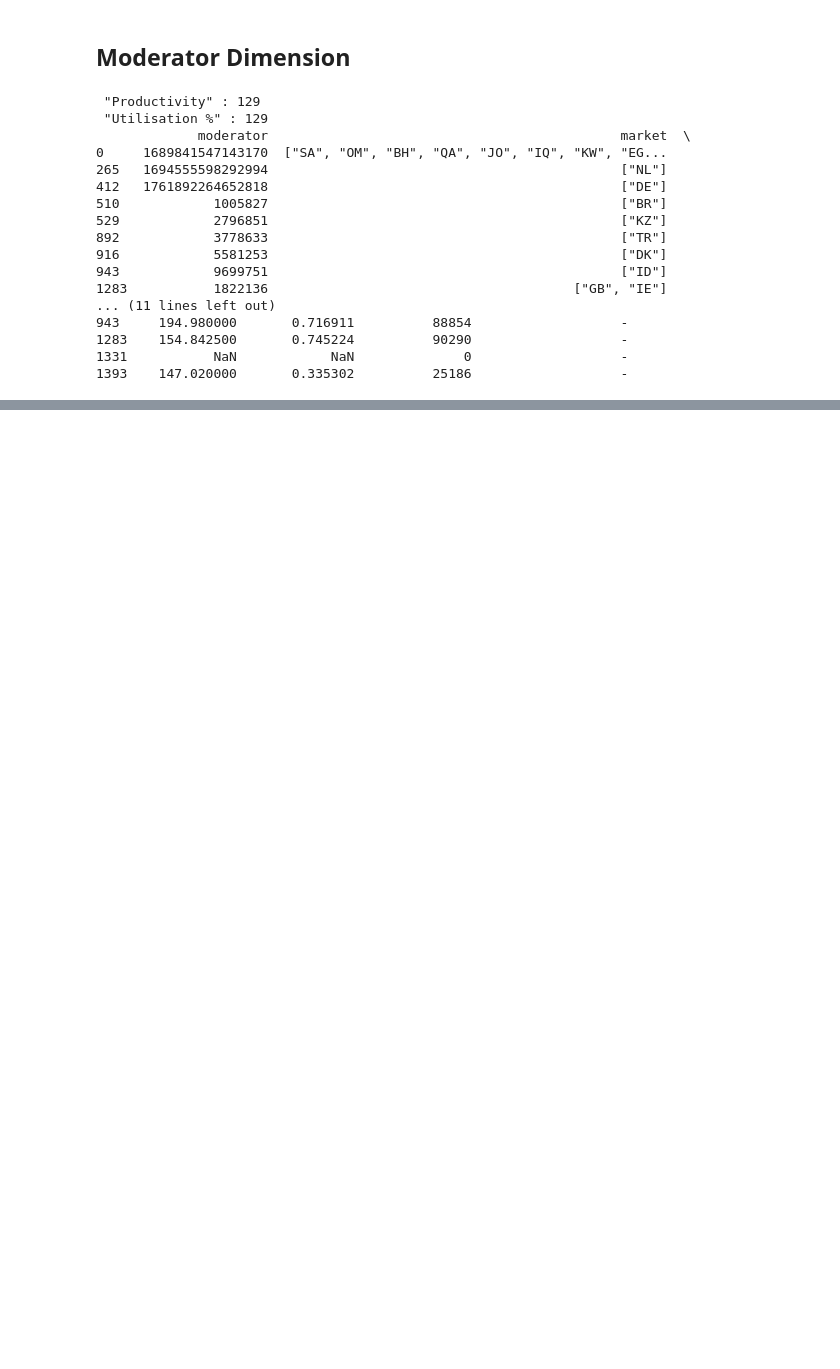
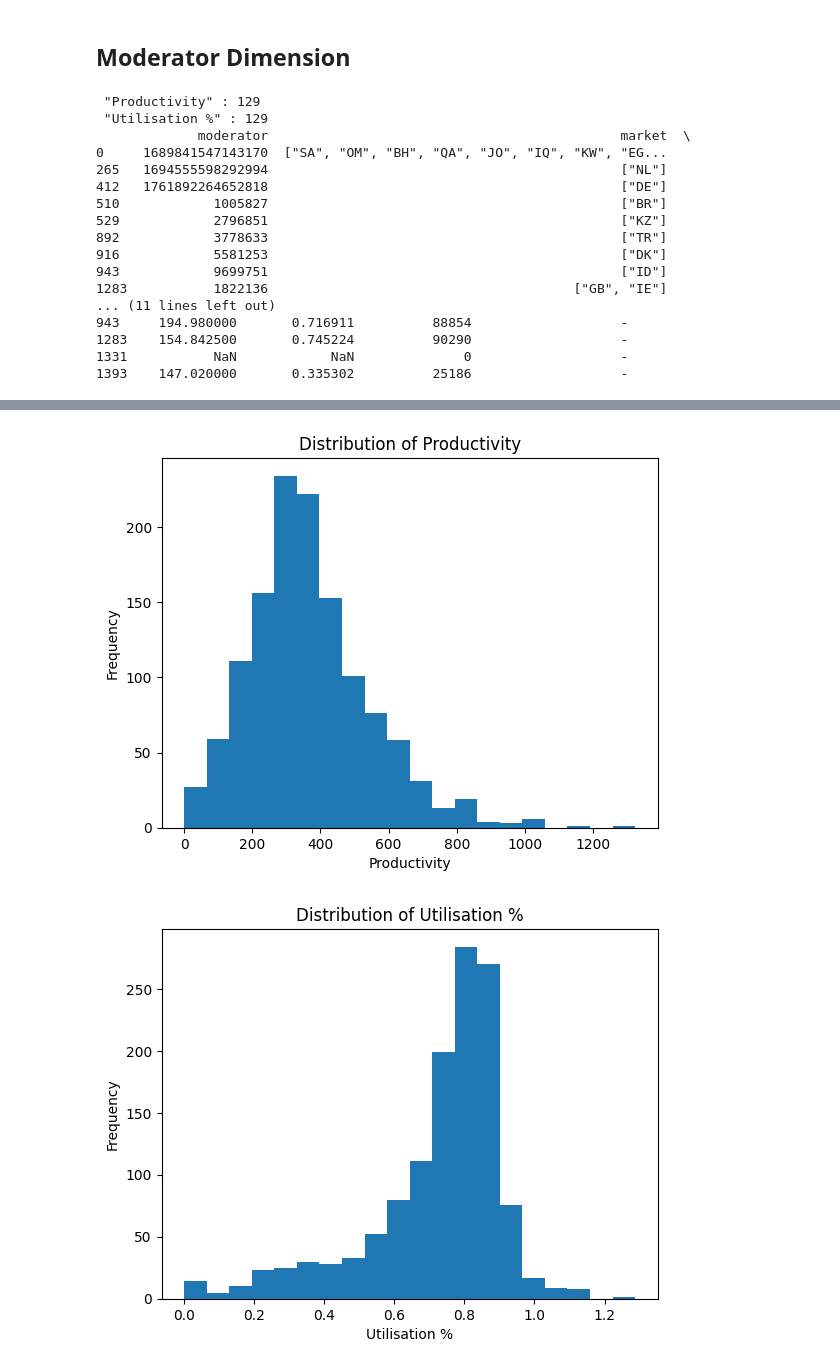
Before and after one commit to Lu-Yi-Fan/Tiktok-hackerthon, a Jupyter notebook: main.ipynb, the cells around one changed output, grey strips where cells are left out. Cells and saved outputs as stored; diff of their text form; code cells hidden in the pictures; blank space fills up the shorter version.

```diff
--- a/main.ipynb
+++ b/main.ipynb
@@ -1,8 +1,8 @@
 # %%
 import pandas as pd
 
-ads_dimension = pd.read_excel("ad_ranking_raw_data.xlsx",sheet_name='ads dimension (dim table)',header=1)
-mod_dim = pd.read_excel("ad_ranking_raw_data.xlsx",sheet_name='moderator dimension (dim table)',header=0)
+ads_dimension = pd.read_excel("Dataset.xlsx",sheet_name='ads dimension (dim table)',header=1)
+mod_dim = pd.read_excel("Dataset.xlsx",sheet_name='moderator dimension (dim table)',header=0)
 
 #test
 # %%
@@ -106,8 +107,10 @@ for col in mod_dim.columns:
     else:
         continue
 
+mod_dim.rename(columns={' accuracy ': 'accuracy'}, inplace=True)
+
 # accuracy colum contains "-" values
-non_numeric_values = mod_dim[pd.to_numeric(mod_dim[" accuracy "], errors='coerce').isna()]
+non_numeric_values = mod_dim[pd.to_numeric(mod_dim["accuracy"], errors='coerce').isna()]
 len(non_numeric_values)
 
 print(non_numeric_values)
@@ -152,0 +179,35 @@ Index(['moderator', 'market', 'Productivity', 'Utilisation %', 'handling time',
+# %%
+import matplotlib.pyplot as plt
+
+# Histogram of 'Productivity'
+plt.hist(cleaned_mod_dim['Productivity'], bins=20)
+plt.xlabel('Productivity')
+plt.ylabel('Frequency')
+plt.title('Distribution of Productivity')
+plt.show()
+
+# Histogram of 'Utilisation %'
+plt.hist(cleaned_mod_dim['Utilisation %'], bins=20)
+plt.xlabel('Utilisation %')
+plt.ylabel('Frequency')
+plt.title('Distribution of Utilisation %')
+plt.show()
+
+
+# Histogram of 'handling time'
+plt.hist(cleaned_mod_dim['handling time'], bins=20)
+plt.xlabel('handling time')
+plt.ylabel('Frequency')
+plt.title('Distribution of handling time')
+plt.show()
+
+
+# Histogram of 'accuracy'
+plt.hist(cleaned_mod_dim['accuracy'], bins=20)
+plt.xlabel('accuracy')
+plt.ylabel('Frequency')
+plt.title('Distribution of accuracyy')
+plt.show()
+# %% [output]
+[figure, added]
+[figure, added]
```
Also changed, not shown: parts of 6 cells of this notebook.
